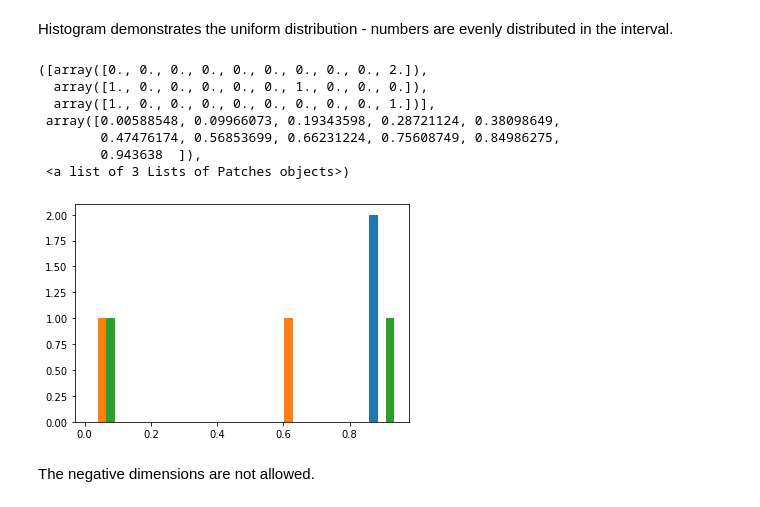
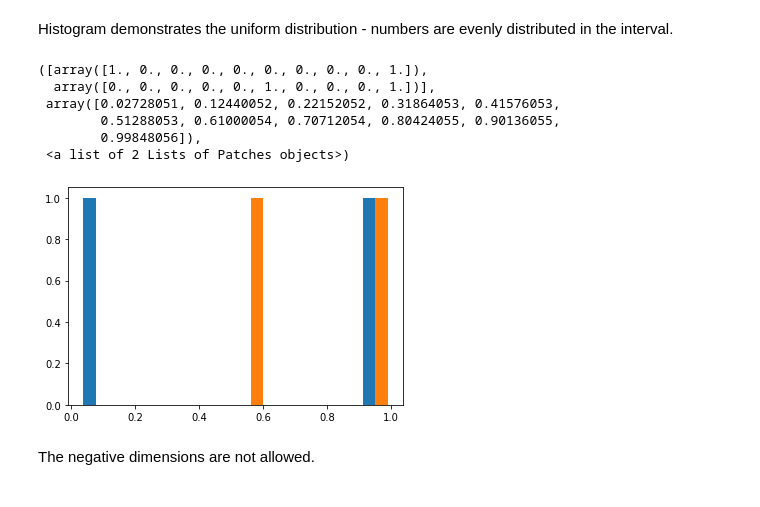
Before and after one commit to Crkonova76/Assignment-2019_Programming-for-Data-Analysis, a Jupyter notebook: Introduction to numpy.random package.ipynb, the cells around one changed output. Drawn from its saved outputs; the diff is of its cells as text; code cells hidden in the pictures.

```diff
--- a/Introduction to numpy.random package.ipynb
+++ b/Introduction to numpy.random package.ipynb
@@ -83,16 +83,15 @@ array([[0.91038615, 0.23402348, 0.57685571, 0.5956399 , 0.45796841],
 # %% [markdown]
 Histogram demonstrates the uniform distribution - numbers are evenly distributed in the interval.
 # %%
-pl.hist(np.random.rand(2,3))
+pl.hist(np.random.rand(2,2))
 # %% [output]
-([array([0., 0., 0., 0., 0., 0., 0., 0., 0., 2.]),
-  array([1., 0., 0., 0., 0., 0., 1., 0., 0., 0.]),
-  array([1., 0., 0., 0., 0., 0., 0., 0., 0., 1.])],
- array([0.00588548, 0.09966073, 0.19343598, 0.28721124, 0.38098649,
-        0.47476174, 0.56853699, 0.66231224, 0.75608749, 0.84986275,
-        0.943638  ]),
- <a list of 3 Lists of Patches objects>)
+([array([1., 0., 0., 0., 0., 0., 0., 0., 0., 1.]),
+  array([0., 0., 0., 0., 0., 1., 0., 0., 0., 1.])],
+ array([0.02728051, 0.12440052, 0.22152052, 0.31864053, 0.41576053,
+        0.51288053, 0.61000054, 0.70712054, 0.80424055, 0.90136055,
+        0.99848056]),
+ <a list of 2 Lists of Patches objects>)
-[figure, old version]
+[figure, new version]
 # %% [markdown]
 The negative dimensions are not allowed.
 # %%
```
Also changed, not shown: parts of 41 cells of this notebook.
